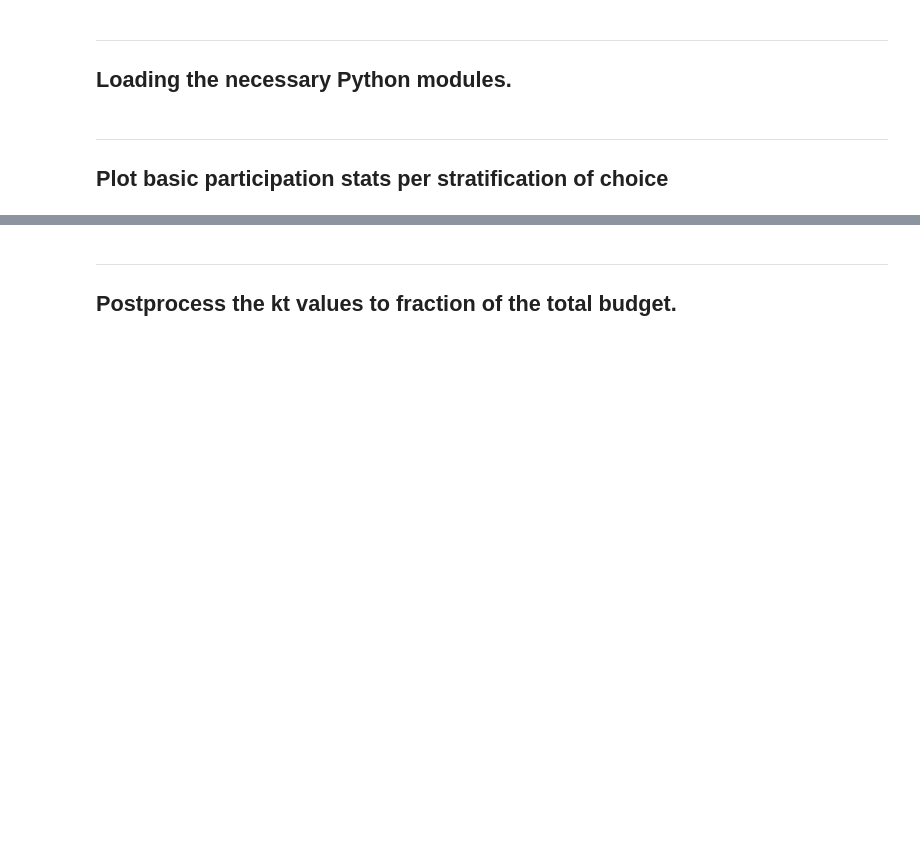
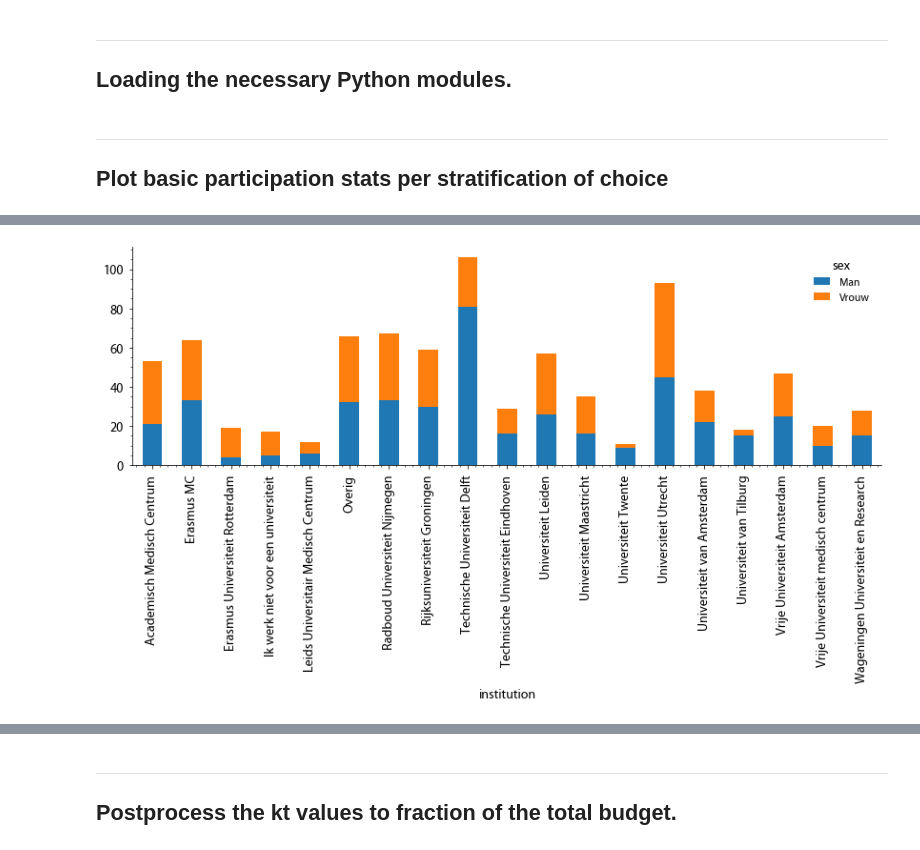
Before and after one commit to DeJongeAkademie/FundingConsultation2022, a Jupyter notebook: python/PVE_new_data.ipynb, the cells around one changed output, grey strips where cells are left out. Drawn from its saved outputs; the diff is of its cells as text; code cells hidden in the pictures; blank space fills up the shorter version.

```diff
--- a/python/PVE_new_data.ipynb
+++ b/python/PVE_new_data.ipynb
@@ -34,3 +42,5 @@ df['versie'].value_counts().plot.bar();
 # %%
-df_vals = df[['institution', 'versie']].value_counts()
-df_vals.unstack('versie').plot.bar(stacked=True);
+df_vals = df[['institution', 'sex']].value_counts()
+df_vals.unstack('sex').plot.bar(stacked=True);
+# %% [output]
+[figure, added]
```
Also changed, not shown: parts of 10 cells of this notebook.
